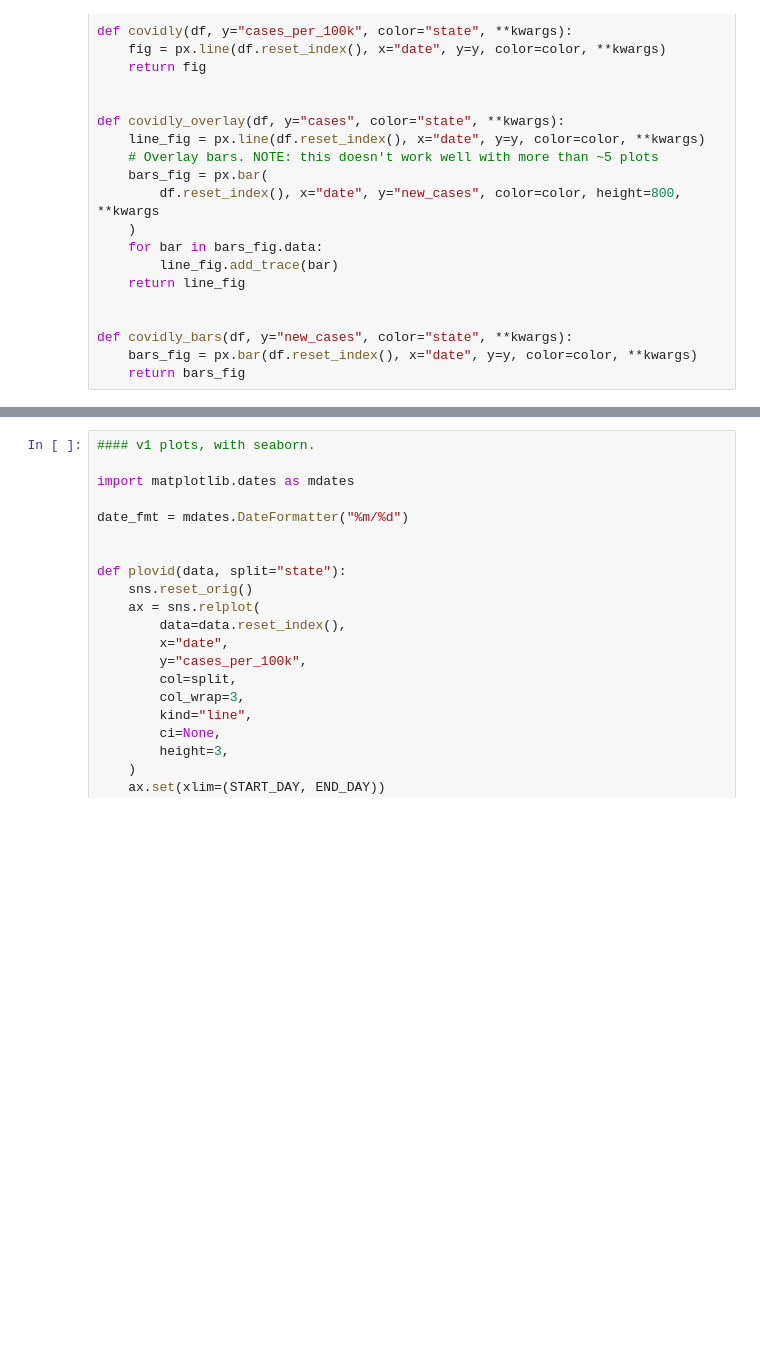
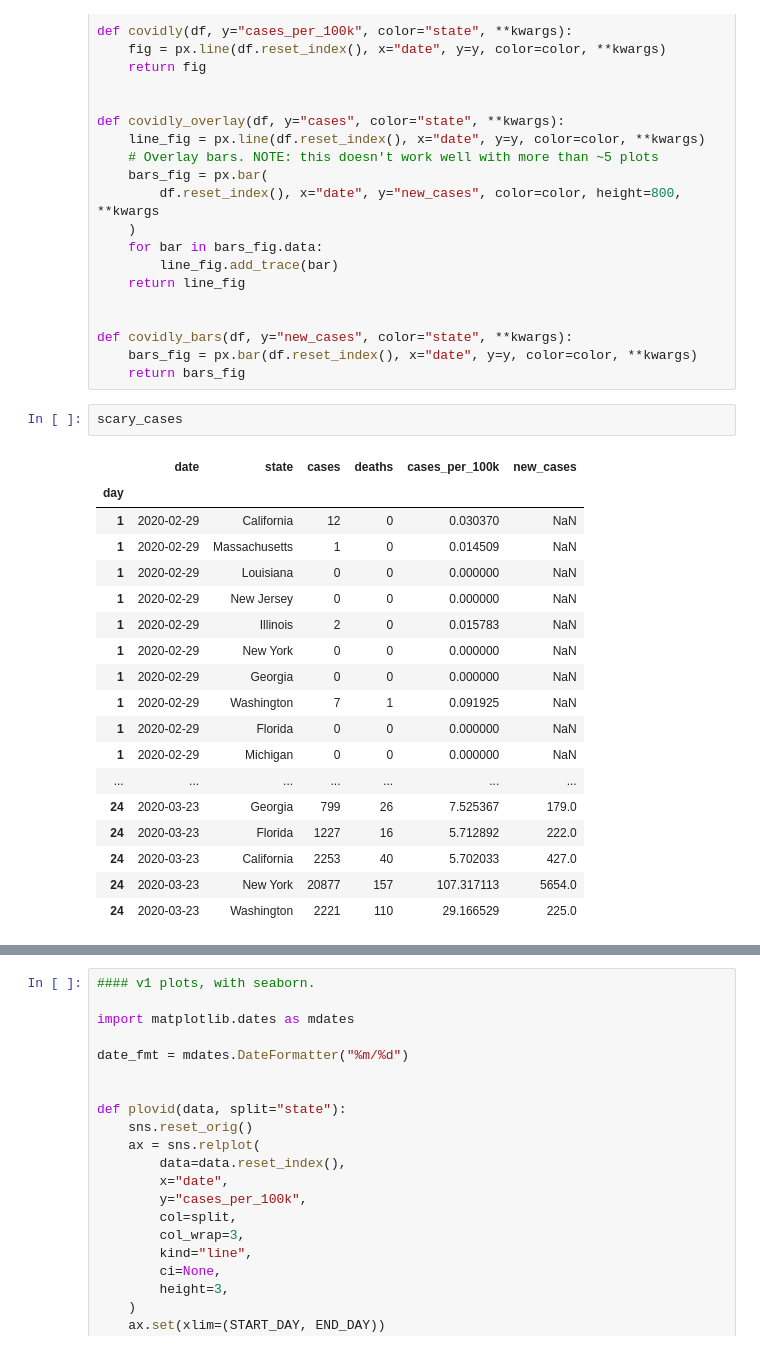
Before and after one commit to mvanmidd/covid, a Jupyter notebook: covid_plots.ipynb, the cells around one changed output, grey strips where cells are left out. Saved outputs shown, nothing was run; the diff lists cells and outputs as text; blank space fills up the shorter version.

```diff
--- a/covid_plots.ipynb
+++ b/covid_plots.ipynb
@@ -216,6 +290,27 @@ def covidly_overlay(df, y="cases", color="state", **kwargs):
 def covidly_bars(df, y="new_cases", color="state", **kwargs):
     bars_fig = px.bar(df.reset_index(), x="date", y=y, color=color, **kwargs)
     return bars_fig
+# %%
+scary_cases
+# %% [output]
+|  | date | state | cases | deaths | cases_per_100k | new_cases |
+| day |  |  |  |  |  |  |
+| 1 | 2020-02-29 | California | 12 | 0 | 0.030370 | NaN |
+| 1 | 2020-02-29 | Massachusetts | 1 | 0 | 0.014509 | NaN |
+| 1 | 2020-02-29 | Louisiana | 0 | 0 | 0.000000 | NaN |
+| 1 | 2020-02-29 | New Jersey | 0 | 0 | 0.000000 | NaN |
+| 1 | 2020-02-29 | Illinois | 2 | 0 | 0.015783 | NaN |
+| 1 | 2020-02-29 | New York | 0 | 0 | 0.000000 | NaN |
+| 1 | 2020-02-29 | Georgia | 0 | 0 | 0.000000 | NaN |
+| 1 | 2020-02-29 | Washington | 7 | 1 | 0.091925 | NaN |
+| 1 | 2020-02-29 | Florida | 0 | 0 | 0.000000 | NaN |
+| 1 | 2020-02-29 | Michigan | 0 | 0 | 0.000000 | NaN |
+| ... | ... | ... | ... | ... | ... | ... |
+| 24 | 2020-03-23 | Georgia | 799 | 26 | 7.525367 | 179.0 |
+| 24 | 2020-03-23 | Florida | 1227 | 16 | 5.712892 | 222.0 |
+| 24 | 2020-03-23 | California | 2253 | 40 | 5.702033 | 427.0 |
+| 24 | 2020-03-23 | New York | 20877 | 157 | 107.317113 | 5654.0 |
+| 24 | 2020-03-23 | Washington | 2221 | 110 | 29.166529 | 225.0 |
 # %%
 #### Plot deaths
 country_deaths = covidly(scary_country_cases, y="deaths", color="country")
```
Also changed, not shown: parts of 5 cells of this notebook, 3 other files.
